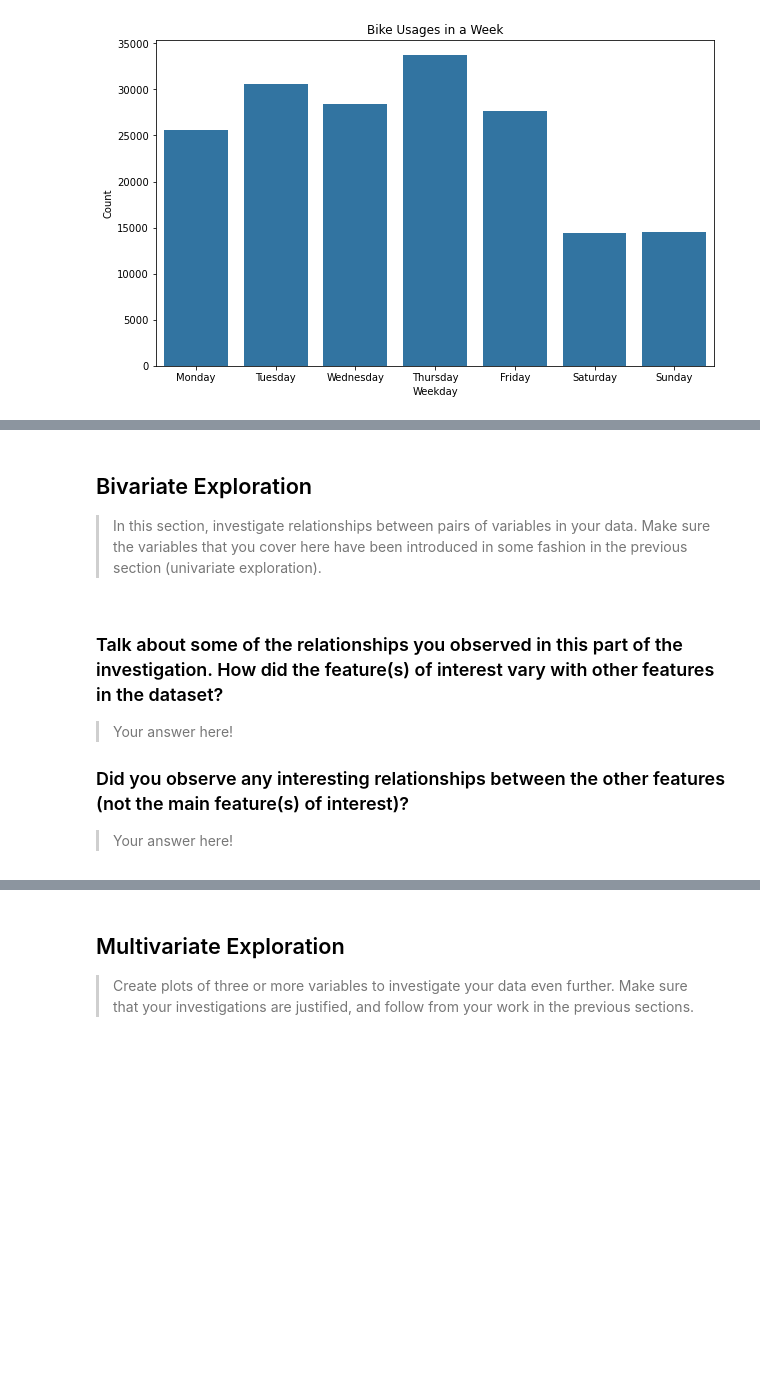
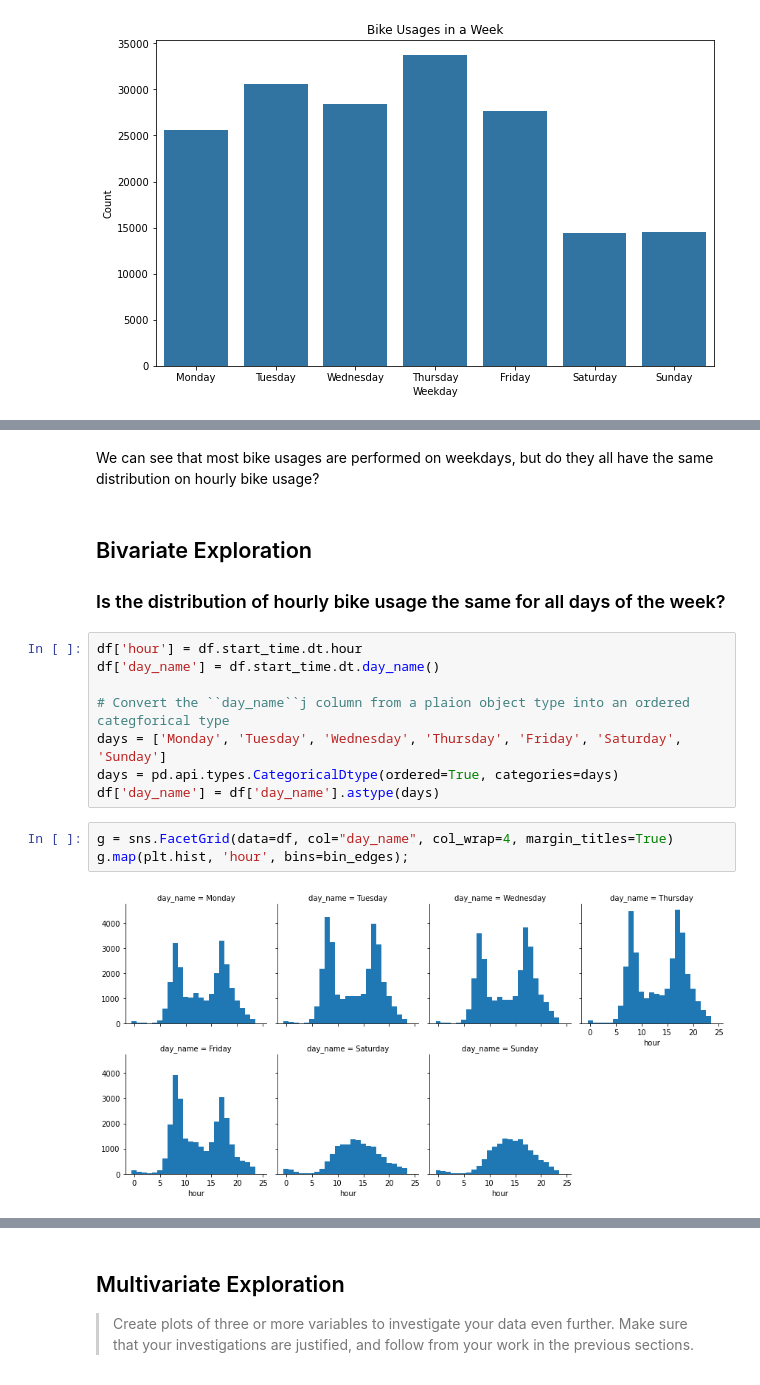
Before and after one commit to chefZau/Bike-System-Data-Exploration, a Jupyter notebook: exploration_template.ipynb, the cells around one changed output, grey strips where cells are left out. Drawn from its saved outputs; the diff is of its cells as text; blank space fills up the shorter version.

```diff
--- a/exploration_template.ipynb
+++ b/exploration_template.ipynb
@@ -334,14 +299,19 @@ Since weekday is an ordinal categorical variable, a bar chart was plotted above.
-# %% [markdown]
-## Bivariate Exploration
-
-> In this section, investigate relationships between pairs of variables in your
-data. Make sure the variables that you cover here have been introduced in some
-fashion in the previous section (univariate exploration).
-# %% [markdown]
-### Talk about some of the relationships you observed in this part of the investigation. How did the feature(s) of interest vary with other features in the dataset?
-
-> Your answer here!
-
-### Did you observe any interesting relationships between the other features (not the main feature(s) of interest)?
-
-> Your answer here!
+# %% [markdown]
+We can see that most bike usages are performed on weekdays, but do they all have the same distribution on hourly bike usage?
+# %% [markdown]
+## Bivariate Exploration
+
+### Is the distribution of hourly bike usage the same for all days of the week?
+# %%
+df['hour'] = df.start_time.dt.hour
+df['day_name'] = df.start_time.dt.day_name()
+
+# Convert the ``day_name``j column from a plaion object type into an ordered categforical type
+days = ['Monday', 'Tuesday', 'Wednesday', 'Thursday', 'Friday', 'Saturday', 'Sunday']
+days = pd.api.types.CategoricalDtype(ordered=True, categories=days)
+df['day_name'] = df['day_name'].astype(days)
+# %%
+g = sns.FacetGrid(data=df, col="day_name", col_wrap=4, margin_titles=True)
+g.map(plt.hist, 'hour', bins=bin_edges);
+# %% [output]
+[figure, added]
```
Also changed, not shown: parts of 19 cells of this notebook.
